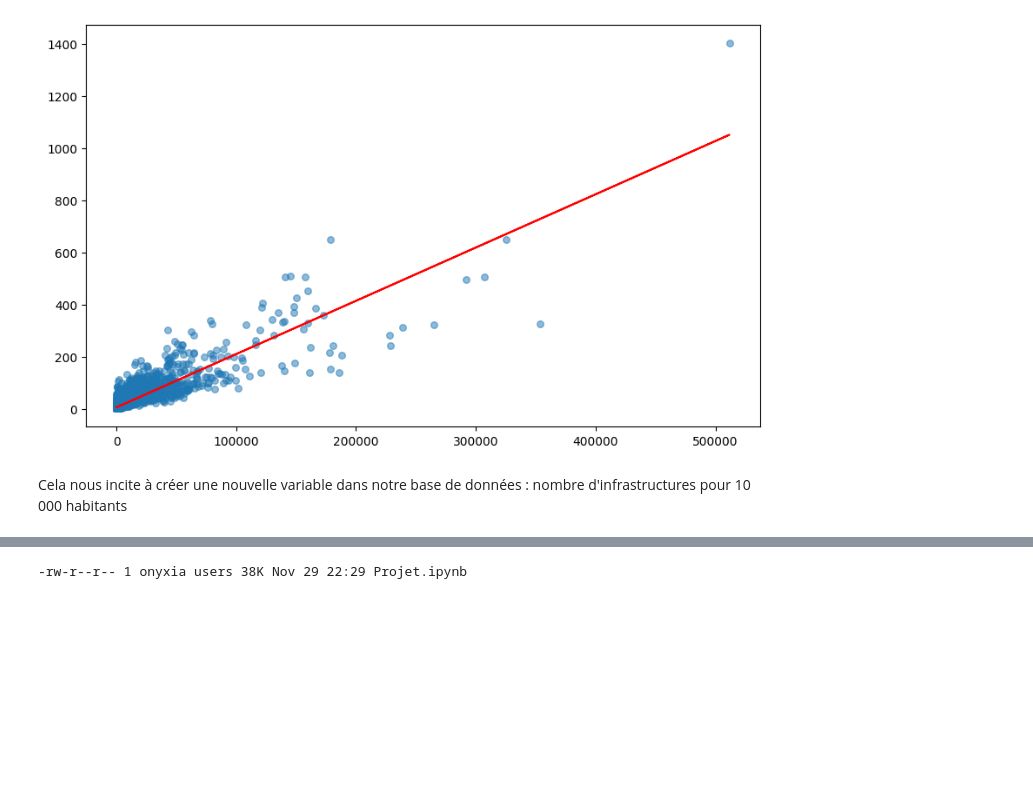
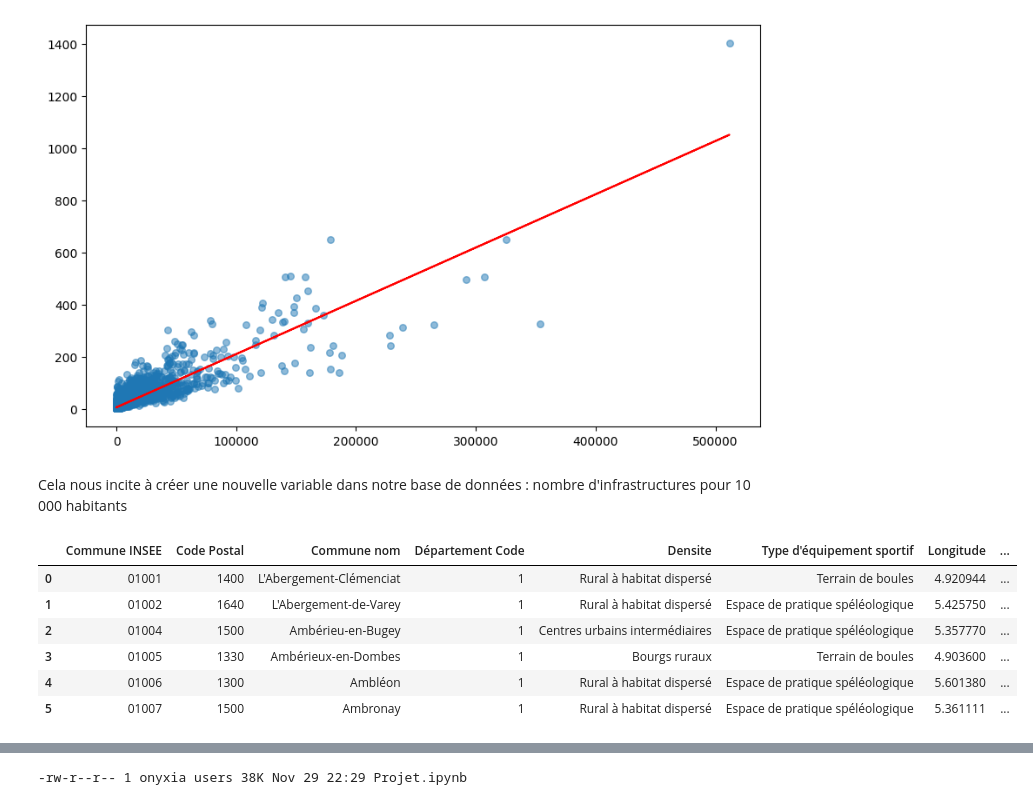
Before and after one commit to MaximeHirsch/Projet-python-deserts-sportifs, a Jupyter notebook: Projet.ipynb, the cells around one changed output, grey strips where cells are left out. Drawn from its saved outputs; the diff is of its cells as text; code cells hidden in the pictures; blank space fills up the shorter version.

```diff
--- a/Projet.ipynb
+++ b/Projet.ipynb
@@ -937,3 +970,14 @@ ax.plot(df_commune['P22_POP'].dropna(), model.predict(), color = "Red", label =
 [figure]
 # %% [markdown]
 Cela nous incite à créer une nouvelle variable dans notre base de données : nombre d'infrastructures pour 10 000 habitants
+# %%
+df_commune["infra_10k"] = (df_commune["Nb_infrastructures"] / df_commune["P22_POP"]) * 10000
+df_commune.head(6)
+# %% [output]
+|  | Commune INSEE | Code Postal | Commune nom | Département Code | Densite | Type d'équipement sportif | Longitude | ... |
+| 0 | 01001 | 1400 | L'Abergement-Clémenciat | 1 | Rural à habitat dispersé | Terrain de boules | 4.920944 | ... |
+| 1 | 01002 | 1640 | L'Abergement-de-Varey | 1 | Rural à habitat dispersé | Espace de pratique spéléologique | 5.425750 | ... |
+| 2 | 01004 | 1500 | Ambérieu-en-Bugey | 1 | Centres urbains intermédiaires | Espace de pratique spéléologique | 5.357770 | ... |
+| 3 | 01005 | 1330 | Ambérieux-en-Dombes | 1 | Bourgs ruraux | Terrain de boules | 4.903600 | ... |
+| 4 | 01006 | 1300 | Ambléon | 1 | Rural à habitat dispersé | Espace de pratique spéléologique | 5.601380 | ... |
+| 5 | 01007 | 1500 | Ambronay | 1 | Rural à habitat dispersé | Espace de pratique spéléologique | 5.361111 | ... |
```
Also changed, not shown: parts of 9 cells of this notebook, 2 other files.
